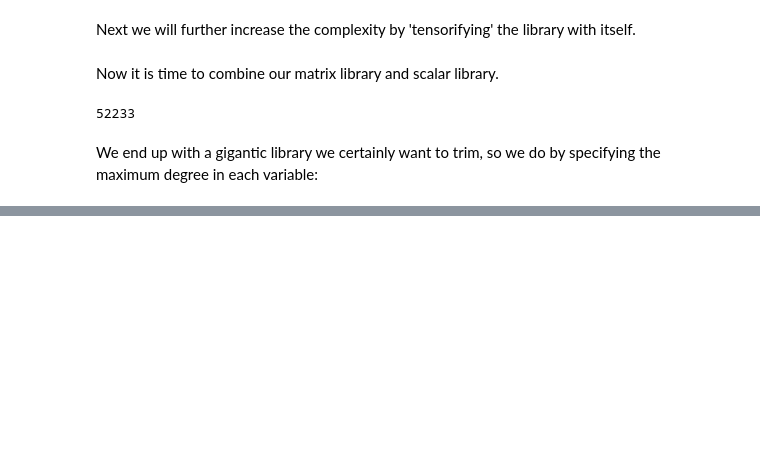
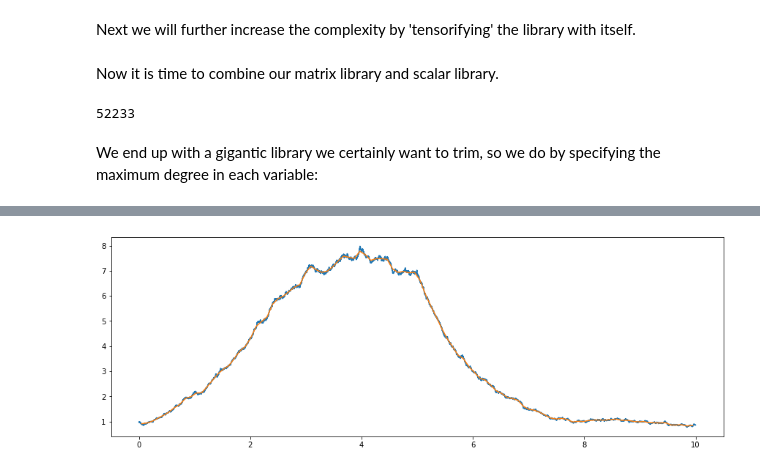
Before and after one commit to etiennerognin/DiluteBrownianDynamics, a Jupyter notebook: data/analyse_Hookean.ipynb, the cells around one changed output, grey strips where cells are left out. Saved outputs shown, nothing was run; the diff lists cells and outputs as text; code cells hidden in the pictures; blank space fills up the shorter version.

Commit message:
analyse data

```diff
--- a/data/analyse_Hookean.ipynb
+++ b/data/analyse_Hookean.ipynb
@@ -8,8 +14,9 @@ from matsindy.feature_library import FeatureLibrary
 # %%
 # Name: file
 dataset_files = {
-    'random_0_n1000': 'outputs/Hookean/random_0_n1000.npz',
-    'random_2_n1000': 'outputs/Hookean/random_2_n1000.npz'
+    'random_0_n1000': 'outputs/Hookean/random_0_n100.npz',
+    'random_1_n1000': 'outputs/Hookean/random_1_n100.npz',
+    'random_2_n1000': 'outputs/Hookean/random_2_n100.npz'
 }
 # %%
 # Load data
@@ -123,0 +197,20 @@ for name, data in dataset.items():
+# %%
+from matsindy.weak import weak_diff
+dt = data['t'][1]-data['t'][0]
+
+weak_dataset_y = {}
+for scenario, data in dataset.items():
+    weak_dataset_y[scenario] = weak_diff(data['S'], dt, window)
+# %%
+from matsindy.weak import weak_form
+
+weak_dataset_X = {}
+for scenario, features in precursor_dict.items():
+    weak_dataset_X[scenario] = [weak_form(feature, dt, window) for feature in features]
+# %%
+scenario = 'random_0_n1000'
+plt.plot(dataset[scenario]['t'], dataset[scenario]['S'][:,0,0])
+plt.plot(dataset[scenario]['t'][width//2:-width//2:width-2], weak_dataset_X[scenario][1][:,0,0]/dt)
+plt.show()
+# %% [output]
+[figure, added]
```
Also changed, not shown: parts of 8 cells of this notebook, 1 other file.
